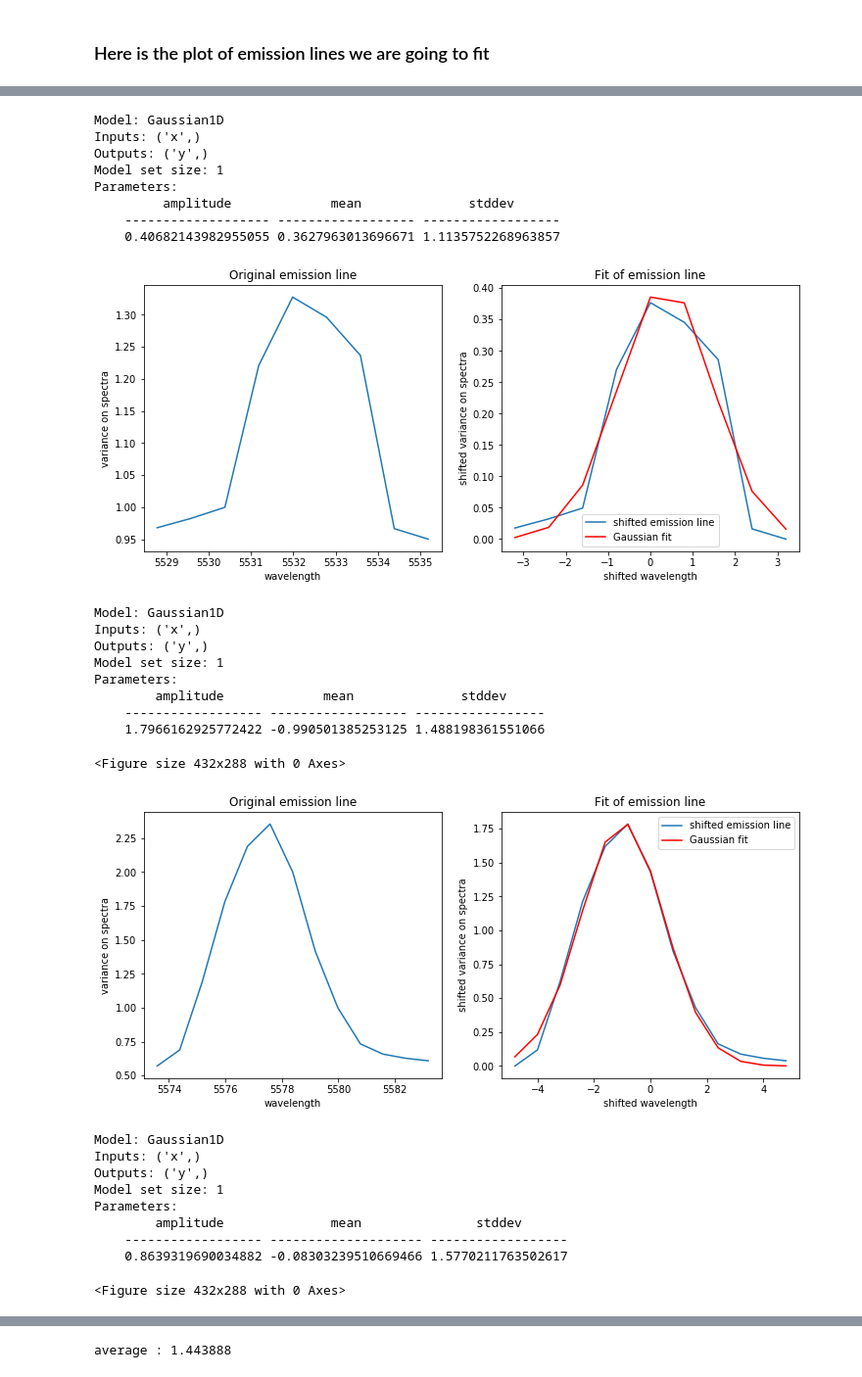
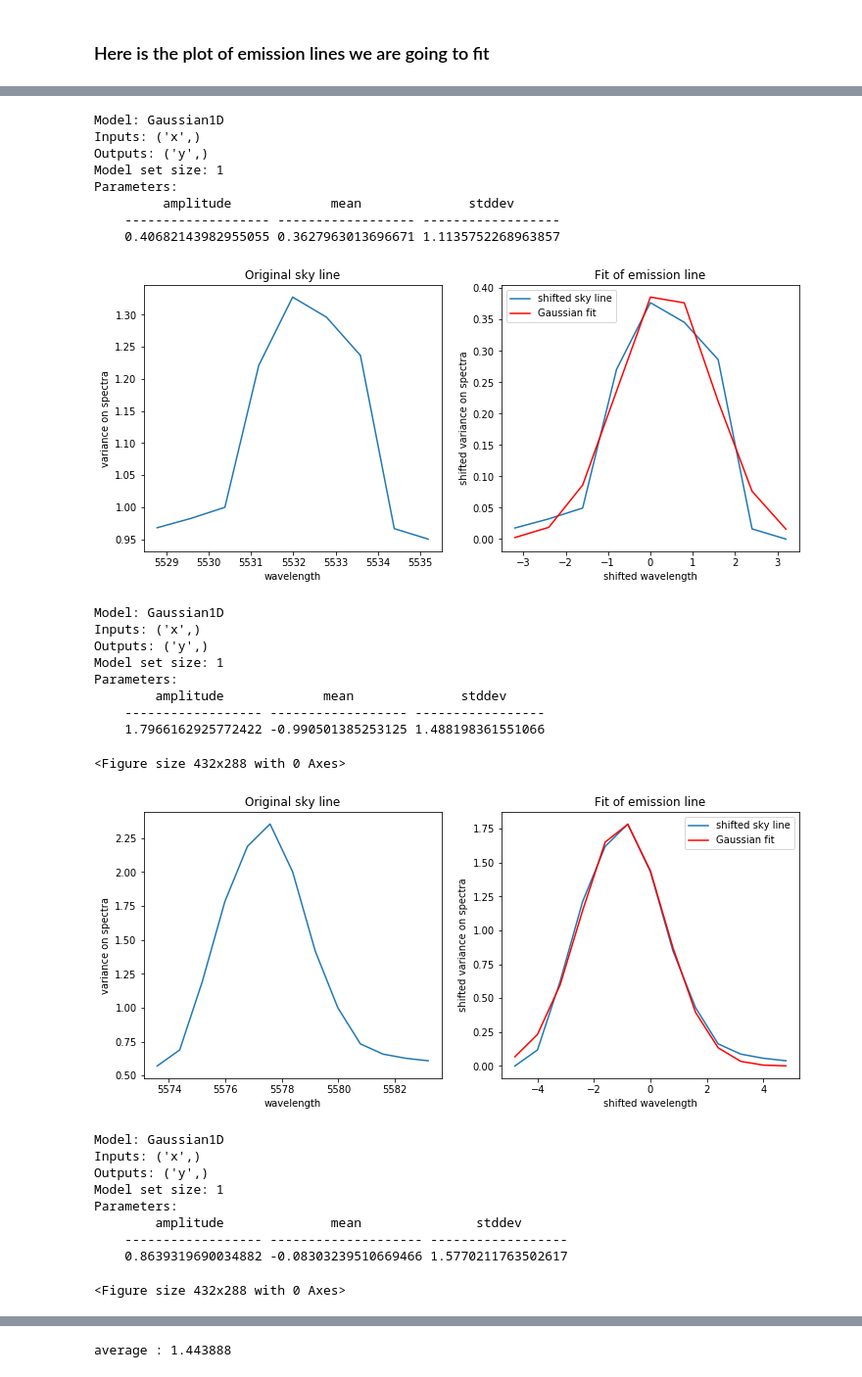
Before and after one commit to pmozumdar/ppxf_code, a Jupyter notebook: gaussian_fit_RXJ113.ipynb, the cells around one changed output, grey strips where cells are left out. Shown: that part at 98% size. Cells and saved outputs as stored; diff of their text form; code cells hidden in the pictures.

Commit message:
changing some variable names and adding a fwhm plot

```diff
--- a/gaussian_fit_RXJ113.ipynb
+++ b/gaussian_fit_RXJ113.ipynb
@@ -36,15 +36,15 @@ emission_lines = [(5528.88, 5535.12), (5573.39, 5583.50), (6295.94, 6304.79), (6
                   (7271.46, 7280.36), (7747.07, 7755.18), (7817.56, 7825.60), (7908.28, 7917.50)]
                  # [(7960.00, 7967.21), (8022.30, 8030.00), (6668.21, 6673.39)]
 # %%
-exact_emission_lines = []
+exact_sky_lines = []
 index = []
-for i,p in enumerate(emission_lines):
+for i,p in enumerate(sky_lines):
     a = abs(lamda_galaxy - p[0])
     b = abs(lamda_galaxy - p[1])
     a_list = a.tolist()
     b_list = b.tolist()
     start = lamda_galaxy[a_list.index(min(a))]
     stop = lamda_galaxy[b_list.index(min(b))]
-    exact_emission_lines.append((start, stop))
+    exact_sky_lines.append((start, stop))
     index.append((a_list.index(min(a)), b_list.index(min(b))))
 # %%
@@ -72,7 +72,7 @@ exact_emission_lines :
 7907.983203120663 7917.5832031206655
 [None, None, None, None, None, None, None, None]
 # %%
-# empty list to contain data of these emission lines
-data_emission = []
-lamda_emission = []
+# empty list to contain data of these sky lines
+data_sky_line = []
+lamda_sky_line = []
 # %% [markdown]
@@ -81,24 +81,24 @@ lamda_emission = []
 lam_list = lamda_galaxy.tolist()                   # converting array to list
 var_spec_list = variance_spectra_galaxy.tolist()   # contains variance on spectra data
 
-for i,p in enumerate(exact_emission_lines):
+for i,p in enumerate(exact_sky_lines):
     start = lam_list.index(p[0])
     stop  = lam_list.index(p[1])
     var_spec = var_spec_list[start:stop+1]   # slicing and collecting data for the wavelength range
     lam = lam_list[start:stop+1]
-    data_emission.append(var_spec)
-    lamda_emission.append(lam)
+    data_sky_line.append(var_spec)
+    lamda_sky_line.append(lam)
 # %% [markdown]
 ### Here is the plot of emission lines we are going to fit
 # %%
-s = np.zeros(len(lamda_emission))
-w = np.zeros(len(lamda_emission))
-for i,p in enumerate(lamda_emission):
+s = np.zeros(len(lamda_sky_line))
+w = np.zeros(len(lamda_sky_line))
+for i,p in enumerate(lamda_sky_line):
     s[i]= np.median(p)
     w[i]= len(p)
 
 plt.plot(lamda_galaxy, variance_spectra_galaxy)
-plt.bar(s, height=max(variance_spectra_galaxy), width=w, color='y', label='emission lines to fit')
+plt.bar(s, height=max(variance_spectra_galaxy), width=w, color='y', label='sky lines to fit')
 plt.xlabel('wavelength')
 plt.ylabel('variance on spectra')
 plt.legend()
@@ -113,40 +113,40 @@ fitter_gauss = fitting.LevMarLSQFitter()    # Calling the fitting scheme
 # %%
 best_fit = []
-for i,p in enumerate(data_emission):
-    data_emission[i] = data_emission[i] / np.median(data_emission[i])
-    x= lamda_emission[i] - np.median(lamda_emission[i])
-    y= data_emission[i] - np.min(data_emission[i])
+for i,p in enumerate(data_sky_line):
+    data_sky_line[i] = data_sky_line[i] / np.median(data_sky_line[i])
+    x= lamda_sky_line[i] - np.median(lamda_sky_line[i])
+    y= data_sky_line[i] - np.min(data_sky_line[i])
 
     best_fit_gauss = fitter_gauss(model_gauss, x, y)
     best_fit.append(best_fit_gauss)
 
     print(best_fit_gauss)
     fig, (ax1, ax2) = plt.subplots(1, 2, figsize=(12, 5))
 
-    ax1.plot(lamda_emission[i], data_emission[i])
-    ax1.set_title('Original emission line')
+    ax1.plot(lamda_sky_line[i], data_sky_line[i])
+    ax1.set_title('Original sky line')
     ax1.set_xlabel('wavelength')
     ax1.set_ylabel('variance on spectra')
 
 
-    ax2.plot(x, y, label='shifted emission line')
+    ax2.plot(x, y, label='shifted sky line')
     ax2.plot(x, best_fit_gauss(x), 'r', label='Gaussian fit')
     ax2.set_title('Fit of emission line')
     ax2.set_xlabel('shifted wavelength')
     ax2.set_ylabel('shifted variance on spectra')
     plt.legend()
     plt.show()
     plt.figure()
 # %% [output]
 Model: Gaussian1D
 Inputs: ('x',)
 Outputs: ('y',)
 Model set size: 1
 Parameters:
          amplitude             mean              stddev
     ------------------- ------------------ ------------------
     0.40682143982955055 0.3627963013696671 1.1135752268963857
-[figure, old version]
+[figure, new version]
 Model: Gaussian1D
 Inputs: ('x',)
 Outputs: ('y',)
@@ -156,7 +156,7 @@ Parameters:
     ------------------ ------------------ -----------------
     1.7966162925772422 -0.990501385253125 1.488198361551066
 <Figure size 432x288 with 0 Axes>
-[figure, old version]
+[figure, new version]
 Model: Gaussian1D
 Inputs: ('x',)
 Outputs: ('y',)
```
Also changed, not shown: parts of 8 cells of this notebook.
